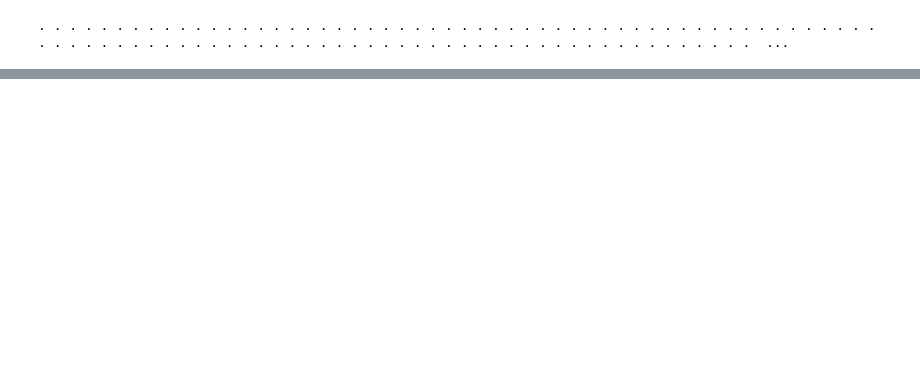
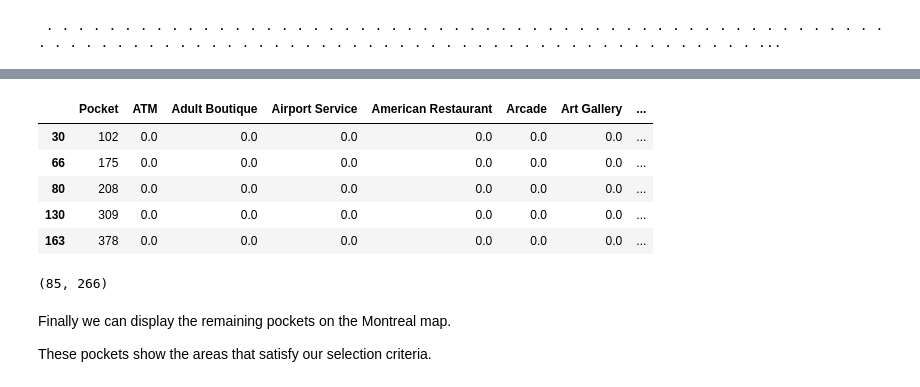
Before and after one commit to mobench/Coursera_Capstone, a Jupyter notebook: Gym_area_analysis/Gym_area_analysis.ipynb, the cells around one changed output, grey strips where cells are left out. Saved outputs shown, nothing was run; the diff lists cells and outputs as text; code cells hidden in the pictures; blank space fills up the shorter version.

```diff
--- a/Gym_area_analysis/Gym_area_analysis.ipynb
+++ b/Gym_area_analysis/Gym_area_analysis.ipynb
@@ -1108,0 +1164,3 @@ pockets_most_common_venues.head(100)
+# %%
+# Training the svm model:
+clf = svm.SVC()
@@ -1108,0 +1289,22 @@ pockets_most_common_venues.head(100)
+# %%
+# We select pockets containing at max one gym. We will use the "one_gym_pocket" dataframe previously built for this purpose:
+selected_pockets = classified_pockets[classified_pockets['Pocket'].isin(one_gym_pockets['Pocket'])]
+
+# We select pockets that were classified as Label 1:
+selected_pockets = selected_pockets[selected_pockets['Labels'] == 1]
+selected_pockets.head()
+# %% [output]
+|  | Pocket | ATM | Adult Boutique | Airport Service | American Restaurant | Arcade | Art Gallery | ... |
+| 30 | 102 | 0.0 | 0.0 | 0.0 | 0.0 | 0.0 | 0.0 | ... |
+| 66 | 175 | 0.0 | 0.0 | 0.0 | 0.0 | 0.0 | 0.0 | ... |
+| 80 | 208 | 0.0 | 0.0 | 0.0 | 0.0 | 0.0 | 0.0 | ... |
+| 130 | 309 | 0.0 | 0.0 | 0.0 | 0.0 | 0.0 | 0.0 | ... |
+| 163 | 378 | 0.0 | 0.0 | 0.0 | 0.0 | 0.0 | 0.0 | ... |
+# %%
+selected_pockets.shape
+# %% [output]
+(85, 266)
+# %% [markdown]
+Finally we can display the remaining pockets on the Montreal map.
+
+These pockets show the areas that satisfy our selection criteria.
```
Also changed, not shown: parts of 58 cells of this notebook, 3 other files.
